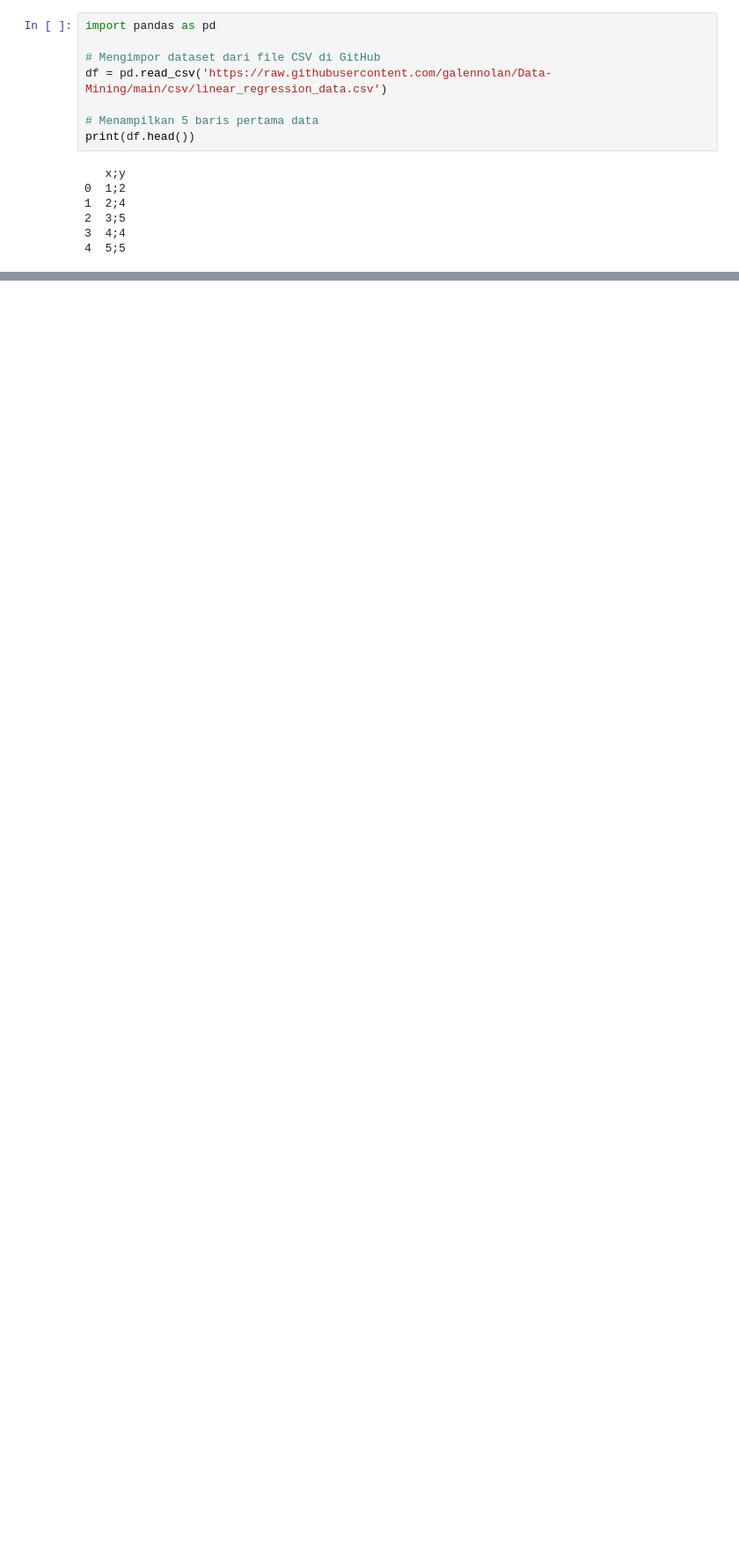
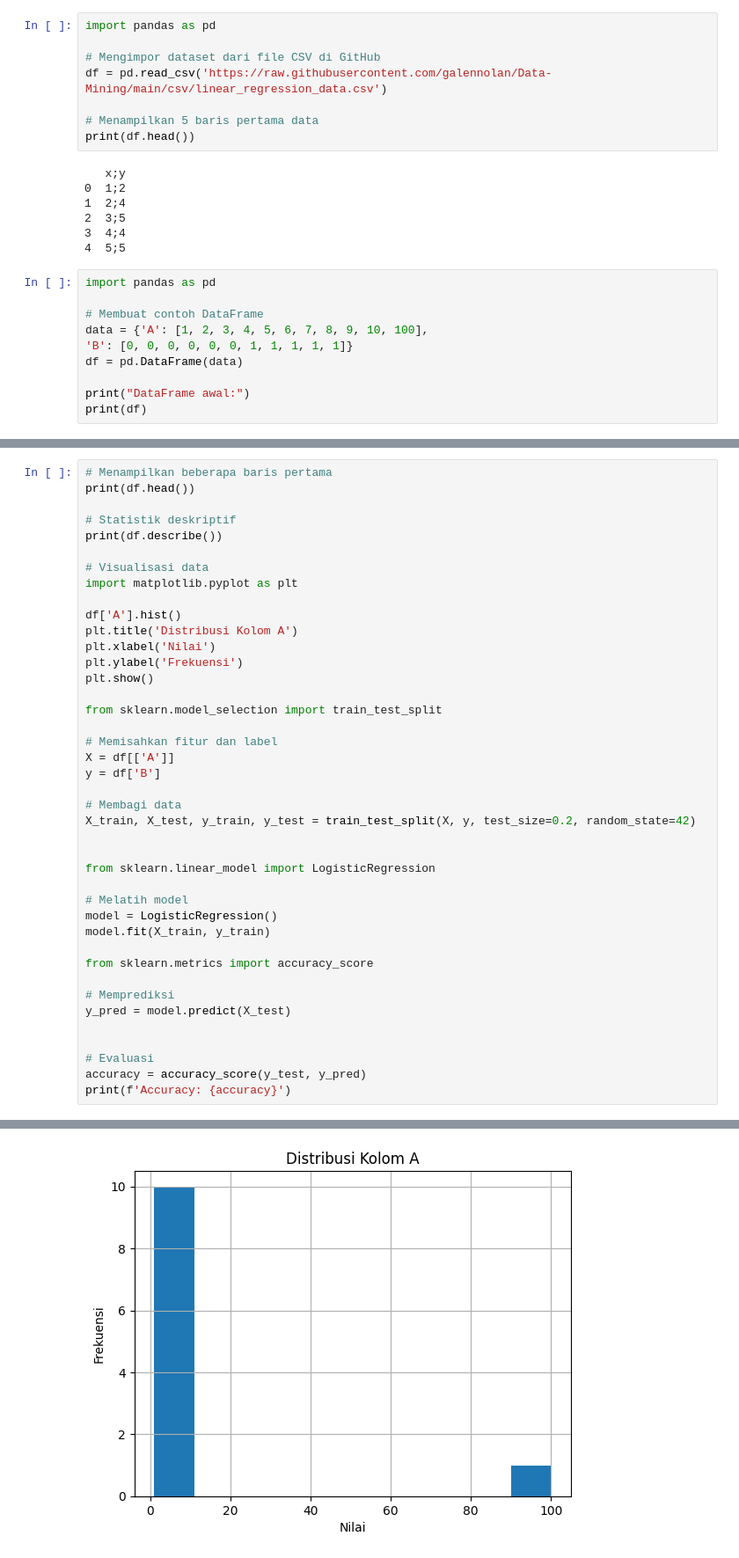
Before and after one commit to galennolan/Data-Mining, a Jupyter notebook: Persiapan Data/pembersihandata.ipynb, the cells around one changed output, grey strips where cells are left out. Shown at 88% size. Drawn from its saved outputs; the diff is of its cells as text; blank space fills up the shorter version.

```diff
--- a/Persiapan Data/pembersihandata.ipynb
+++ b/Persiapan Data/pembersihandata.ipynb
@@ -136,3 +136,13 @@ print(df.head())
 2  3;5
 3  4;4
 4  5;5
+# %%
+import pandas as pd
+
+# Membuat contoh DataFrame
+data = {'A': [1, 2, 3, 4, 5, 6, 7, 8, 9, 10, 100],
+'B': [0, 0, 0, 0, 0, 0, 1, 1, 1, 1, 1]}
+df = pd.DataFrame(data)
+
+print("DataFrame awal:")
+print(df)
@@ -138,0 +163,42 @@ print(df.head())
+# %%
+# Menampilkan beberapa baris pertama
+print(df.head())
+
+# Statistik deskriptif
+print(df.describe())
+
+# Visualisasi data
+import matplotlib.pyplot as plt
+
+df['A'].hist()
+plt.title('Distribusi Kolom A')
+plt.xlabel('Nilai')
+plt.ylabel('Frekuensi')
+plt.show()
+
+from sklearn.model_selection import train_test_split
+
+# Memisahkan fitur dan label
+X = df[['A']]
+y = df['B']
+
+# Membagi data
+X_train, X_test, y_train, y_test = train_test_split(X, y, test_size=0.2, random_state=42)
+
+
+from sklearn.linear_model import LogisticRegression
+
+# Melatih model
+model = LogisticRegression()
+model.fit(X_train, y_train)
+
+from sklearn.metrics import accuracy_score
+
+# Memprediksi
+y_pred = model.predict(X_test)
+
+
+# Evaluasi
+accuracy = accuracy_score(y_test, y_pred)
+print(f'Accuracy: {accuracy}')
+# %% [output]
@@ -138,0 +220 @@ print(df.head())
+[figure, added]
```
Also changed, not shown: parts of 2 cells of this notebook, 11 other files.
